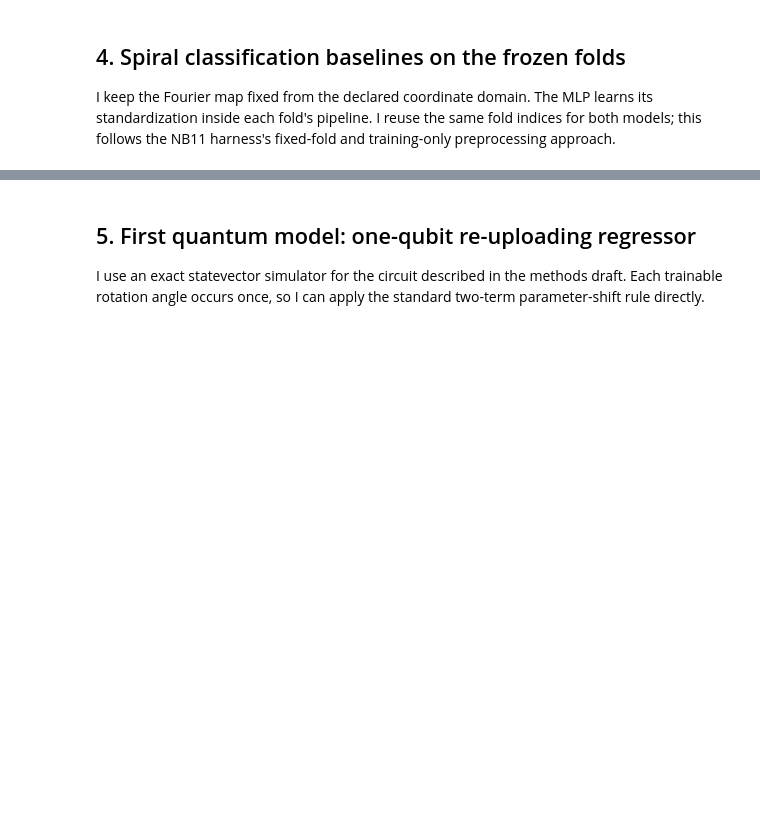
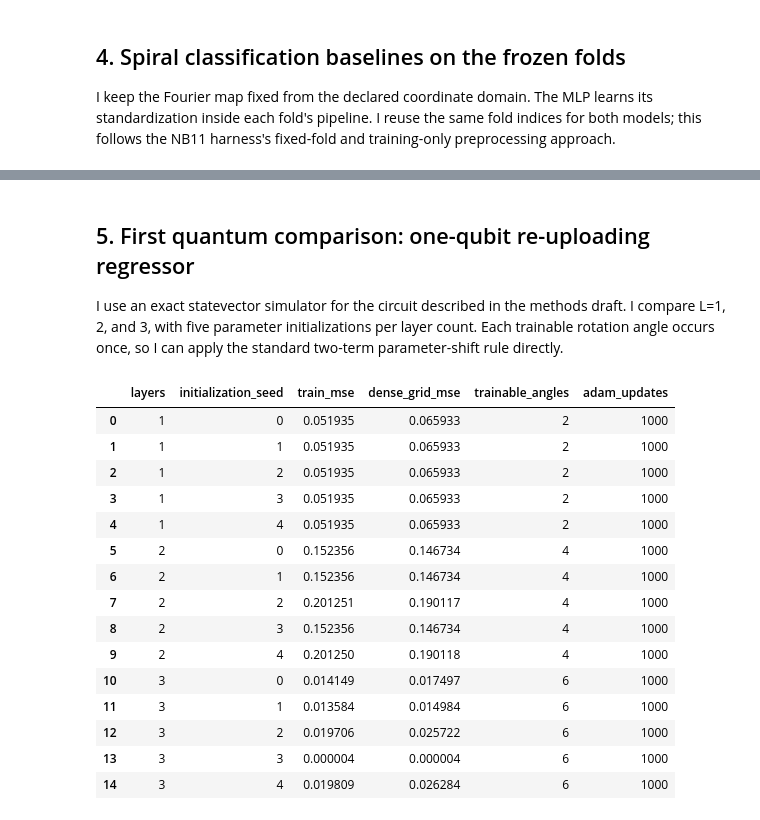
Before and after one commit to RMHamzaArif89/QML-qnn-fourier-spectrum, a Jupyter notebook: notebooks/week1_progress_review.ipynb, the cells around one changed output, grey strips where cells are left out. Cells and saved outputs as stored; diff of their text form; code cells hidden in the pictures; blank space fills up the shorter version.

```diff
--- a/notebooks/week1_progress_review.ipynb
+++ b/notebooks/week1_progress_review.ipynb
@@ -458,7 +492,7 @@ classification_summary
 # %% [markdown]
-## 5. First quantum model: one-qubit re-uploading regressor
+## 5. First quantum comparison: one-qubit re-uploading regressor
 
-I use an exact statevector simulator for the circuit described in the methods draft. Each trainable rotation angle occurs once, so I can apply the standard two-term parameter-shift rule directly.
+I use an exact statevector simulator for the circuit described in the methods draft. I compare L=1, 2, and 3, with five parameter initializations per layer count. Each trainable rotation angle occurs once, so I can apply the standard two-term parameter-shift rule directly.
 # %%
 def ry_matrix(angle):
     cosine = np.cos(angle / 2.0)
@@ -524,52 +558,70 @@ def fit_qnn_1d(
     theta = rng.uniform(-np.pi, np.pi, size=2 * n_layers)
     first_moment = np.zeros_like(theta)
     second_moment = np.zeros_like(theta)
     loss_history = []
 
     for step in range(1, max_steps + 1):
         prediction = qnn_1d_expectation(x, theta, n_layers)
         residual = prediction - y
         loss = float(np.mean(residual ** 2))
         jacobian = qnn_parameter_shift_jacobian(x, theta, n_layers)
         gradient = (2.0 / len(x)) * (residual @ jacobian)
 
         first_moment = 0.9 * first_moment + 0.1 * gradient
         second_moment = 0.999 * second_moment + 0.001 * (gradient ** 2)
         corrected_first = first_moment / (1.0 - 0.9 ** step)
         corrected_second = second_moment / (1.0 - 0.999 ** step)
         theta -= learning_rate * corrected_first / (np.sqrt(corrected_second) + 1e-8)
 
         if step == 1 or step % 50 == 0 or step == max_steps:
             loss_history.append({"step": step, "train_mse": loss})
 
     return theta, pd.DataFrame(loss_history)
 
 
 qnn_models = {}
 qnn_prediction_rows = []
 qnn_train_histories = {}
-for init_seed in QNN_INIT_SEEDS:
-    fitted_theta, history = fit_qnn_1d(
-        X_1d_train,
-        y_1d_train,
-        n_layers=N_QNN_LAYERS,
-        seed=init_seed,
-    )
-    qnn_models[init_seed] = fitted_theta
-    qnn_train_histories[init_seed] = history
-    train_prediction = qnn_1d_expectation(X_1d_train, fitted_theta)
-    grid_prediction = qnn_1d_expectation(X_1d_grid, fitted_theta)
-    qnn_prediction_rows.append(
-        {
-            "initialization_seed": init_seed,
-            "train_mse": mean_squared_error(y_1d_train, train_prediction),
-            "dense_grid_mse": mean_squared_error(y_1d_grid, grid_prediction),
-            "layers": N_QNN_LAYERS,
-            "trainable_angles": len(fitted_theta),
-            "adam_updates": QNN_MAX_STEPS,
-        }
-    )
+for n_layers in QNN_LAYER_COUNTS:
+    for init_seed in QNN_INIT_SEEDS:
+        fitted_theta, history = fit_qnn_1d(
+            X_1d_train,
+            y_1d_train,
+            n_layers=n_layers,
+            seed=init_seed,
+        )
+        qnn_models[(n_layers, init_seed)] = fitted_theta
+        qnn_train_histories[(n_layers, init_seed)] = history
+        train_prediction = qnn_1d_expectation(X_1d_train, fitted_theta, n_layers)
+        grid_prediction = qnn_1d_expectation(X_1d_grid, fitted_theta, n_layers)
+        qnn_prediction_rows.append(
+            {
+                "layers": n_layers,
+                "initialization_seed": init_seed,
+                "train_mse": mean_squared_error(y_1d_train, train_prediction),
+                "dense_grid_mse": mean_squared_error(y_1d_grid, grid_prediction),
+                "trainable_angles": len(fitted_theta),
+                "adam_updates": QNN_MAX_STEPS,
+            }
+        )
 
 qnn_regression_runs = pd.DataFrame(qnn_prediction_rows)
 qnn_regression_runs
+# %% [output]
+|  | layers | initialization_seed | train_mse | dense_grid_mse | trainable_angles | adam_updates |
+| 0 | 1 | 0 | 0.051935 | 0.065933 | 2 | 1000 |
+| 1 | 1 | 1 | 0.051935 | 0.065933 | 2 | 1000 |
+| 2 | 1 | 2 | 0.051935 | 0.065933 | 2 | 1000 |
+| 3 | 1 | 3 | 0.051935 | 0.065933 | 2 | 1000 |
+| 4 | 1 | 4 | 0.051935 | 0.065933 | 2 | 1000 |
+| 5 | 2 | 0 | 0.152356 | 0.146734 | 4 | 1000 |
+| 6 | 2 | 1 | 0.152356 | 0.146734 | 4 | 1000 |
+| 7 | 2 | 2 | 0.201251 | 0.190117 | 4 | 1000 |
+| 8 | 2 | 3 | 0.152356 | 0.146734 | 4 | 1000 |
+| 9 | 2 | 4 | 0.201250 | 0.190118 | 4 | 1000 |
+| 10 | 3 | 0 | 0.014149 | 0.017497 | 6 | 1000 |
+| 11 | 3 | 1 | 0.013584 | 0.014984 | 6 | 1000 |
+| 12 | 3 | 2 | 0.019706 | 0.025722 | 6 | 1000 |
+| 13 | 3 | 3 | 0.000004 | 0.000004 | 6 | 1000 |
+| 14 | 3 | 4 | 0.019809 | 0.026284 | 6 | 1000 |
 # %%
```
Also changed, not shown: parts of 15 cells of this notebook, 20 other files.
